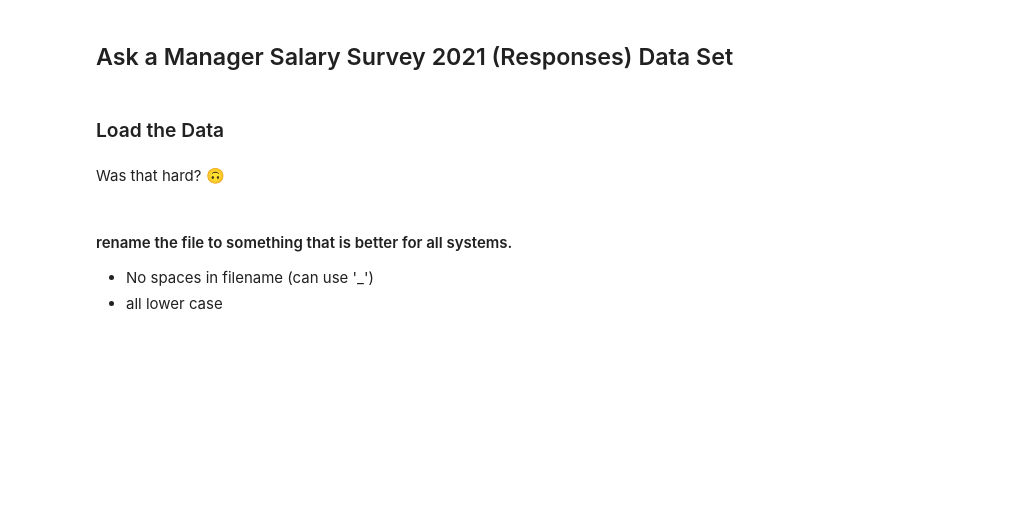
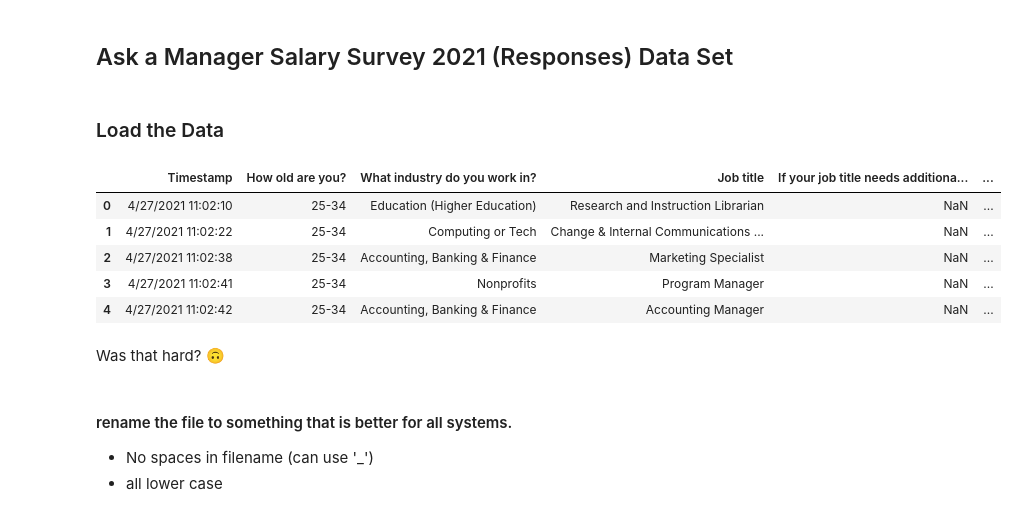
Before and after one commit to arnavdeepaware/my-fork-2024-DS-Wed, a Jupyter notebook: Week-02-DS-Overview-and-Data/Exercise-AD.ipynb, the cells around one changed output. Drawn from its saved outputs; the diff is of its cells as text; code cells hidden in the pictures; blank space fills up the shorter version.

```diff
--- a/Week-02-DS-Overview-and-Data/Exercise-AD.ipynb
+++ b/Week-02-DS-Overview-and-Data/Exercise-AD.ipynb
@@ -189,6 +189,16 @@ exported_df
 ### Load the Data
 # %%
 # Load the Ask A Manager Salary Survey 2021 (Responses) data set into a variable (e.g., df_salary).
+
+df_salary = pd.read_csv('data/Ask A Manager Salary Survey 2021 (Responses) - Form Responses 1.tsv', delimiter='\t')
+df_salary.head()
+# %% [output]
+|  | Timestamp | How old are you? | What industry do you work in? | Job title | If your job title needs additiona... | ... |
+| 0 | 4/27/2021 11:02:10 | 25-34 | Education (Higher Education) | Research and Instruction Librarian | NaN | ... |
+| 1 | 4/27/2021 11:02:22 | 25-34 | Computing or Tech | Change & Internal Communications ... | NaN | ... |
+| 2 | 4/27/2021 11:02:38 | 25-34 | Accounting, Banking & Finance | Marketing Specialist | NaN | ... |
+| 3 | 4/27/2021 11:02:41 | 25-34 | Nonprofits | Program Manager | NaN | ... |
+| 4 | 4/27/2021 11:02:42 | 25-34 | Accounting, Banking & Finance | Accounting Manager | NaN | ... |
 # %% [markdown]
 Was that hard? 🙃
 # %% [markdown]
```
Also changed, not shown: parts of 8 cells of this notebook, 2 other files.
